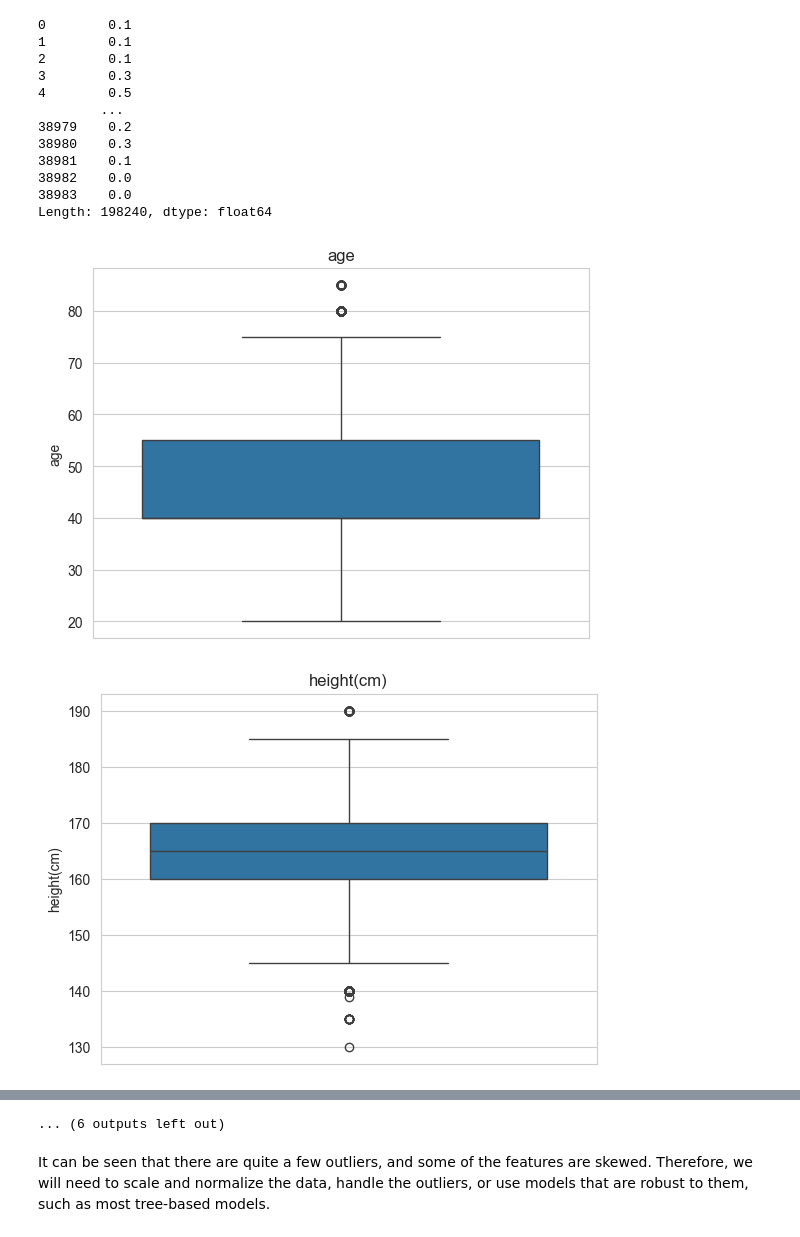
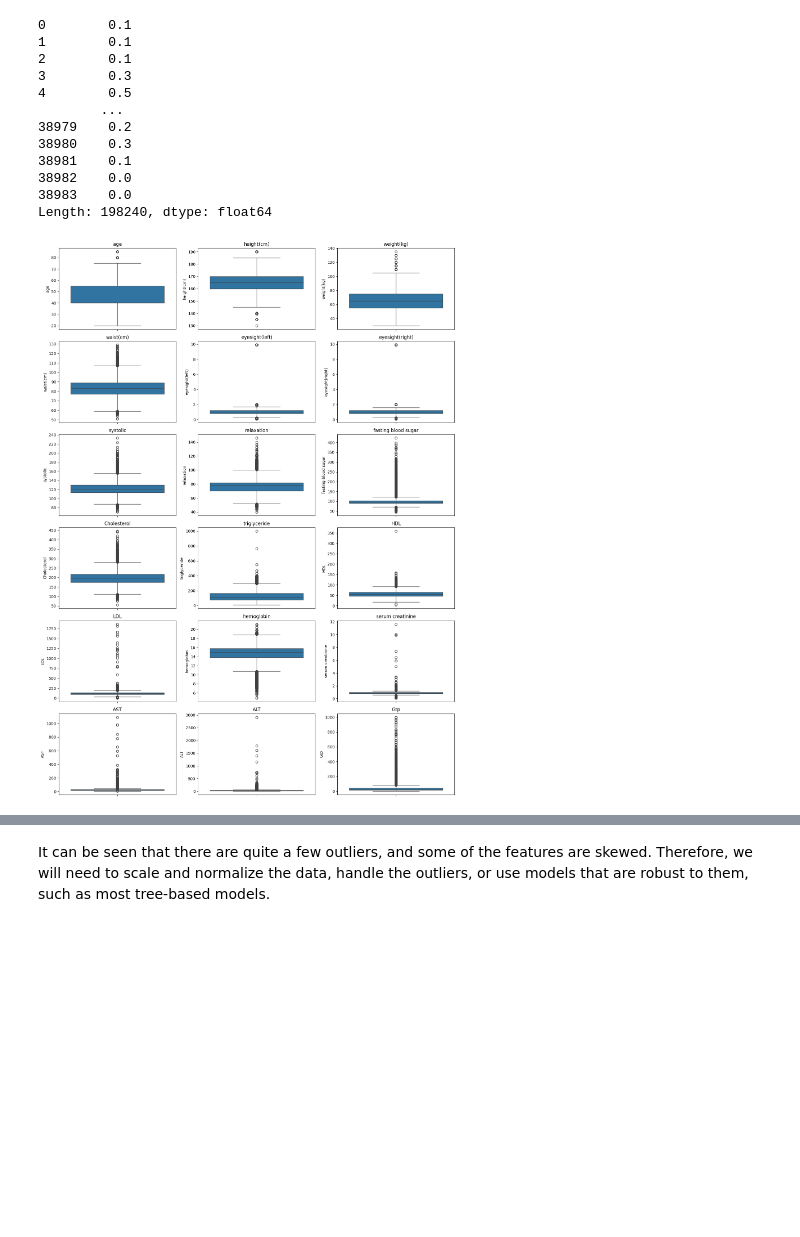
Before and after one commit to martynalesniak/smoker-status-binary-prediction, a Jupyter notebook: data_preparation/eda.ipynb, the cells around one changed output, grey strips where cells are left out. Drawn from its saved outputs; the diff is of its cells as text; code cells hidden in the pictures; blank space fills up the shorter version.

```diff
--- a/data_preparation/eda.ipynb
+++ b/data_preparation/eda.ipynb
@@ -44,7 +44,7 @@ please provide us feedback at https://github.com/pandas-dev/pandas/issues/54466
 # %%
 warnings.filterwarnings('ignore')
 # %%
-data = pd.read_csv("data/train.csv")
+data = pd.read_csv("../data/train.csv")
 # %%
 data.columns
 # %% [output]
@@ -57,7 +57,7 @@ Index(['id', 'age', 'height(cm)', 'weight(kg)', 'waist(cm)', 'eyesight(left)',
 # %%
 data = data.drop(['id'], axis=1)
 # %%
-data_exp = pd.read_csv("data/train_dataset.csv")
+data_exp = pd.read_csv("../data/train_dataset.csv")
 data = pd.concat([data, data_exp])
 # %%
 data.shape
@@ -182,13 +182,17 @@ Length: 198240, dtype: float64
 # %%
 cols = ['age', 'height(cm)', 'weight(kg)', 'waist(cm)', 'eyesight(left)',
        'eyesight(right)', 'systolic',
        'relaxation', 'fasting blood sugar', 'Cholesterol', 'triglyceride',
        'HDL', 'LDL', 'hemoglobin','serum creatinine', 'AST',
        'ALT', 'Gtp']
-for column in cols:
+plt.figure(figsize=(15, 20))
+
+for i, column in enumerate(cols, 1):
+    plt.subplot(6, 3, i)
+    sns.boxplot(y=data[column])
     plt.title(column)
-    sns.boxplot(data[column])
-    plt.show()
+
+plt.tight_layout()
+plt.show()
 # %% [output]
-[figure, old version]
+[figure, new version]
-[figure, removed]
@@ -205,4 +199,3 @@ for column in cols:
-... (6 outputs left out)
 # %% [markdown]
 It can be seen that there are quite a few outliers, and some of the features are skewed. Therefore, we will need to scale and normalize the data, handle the outliers, or use models that are robust to them, such as most tree-based models.
 # %%
```
Also changed, not shown: parts of 1 cell of this notebook.
